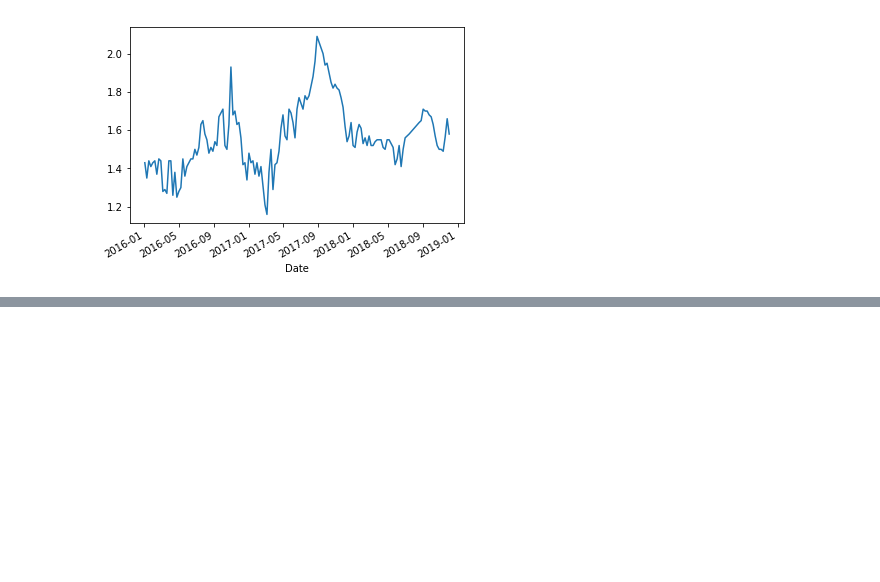
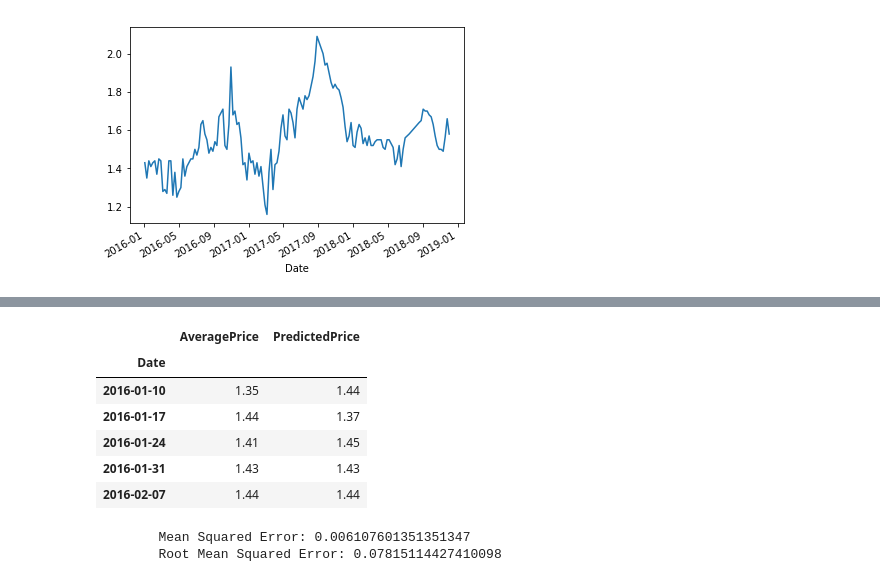
Before and after one commit to thesickcynic/Task, a Jupyter notebook: Task.ipynb, the cells around one changed output, grey strips where cells are left out. Drawn from its saved outputs; the diff is of its cells as text; code cells hidden in the pictures; blank space fills up the shorter version.

```diff
--- a/Task.ipynb
+++ b/Task.ipynb
@@ -113,0 +188,24 @@ organic_df['AveragePrice'].plot()
+# %%
+model = ARIMA(organic_df['AveragePrice'], order = (1, 0, 0))
+results_ARIMA = model.fit()
+predictions = round(results_ARIMA.predict(), 2)
+preds = pd.DataFrame(list(zip(list(predictions.index),list(predictions))),columns=['Date',
+                                                                                   'PredictedPrice']).set_index('Date')
+predicted_df = pd.merge(organic_df[1:], preds, left_index=True, right_index=True)
+predicted_df.head()
+# %% [output]
+|  | AveragePrice | PredictedPrice |
+| Date |  |  |
+| 2016-01-10 | 1.35 | 1.44 |
+| 2016-01-17 | 1.44 | 1.37 |
+| 2016-01-24 | 1.41 | 1.45 |
+| 2016-01-31 | 1.43 | 1.43 |
+| 2016-02-07 | 1.44 | 1.44 |
+# %%
+
+print("\tMean Squared Error:", mean_squared_error(predicted_df['AveragePrice'], predicted_df['PredictedPrice']))
+print("\tRoot Mean Squared Error:", np.sqrt(mean_squared_error(predicted_df['AveragePrice'],
+                                                               predicted_df['PredictedPrice'])))
+# %% [output]
+        Mean Squared Error: 0.006107601351351347
+        Root Mean Squared Error: 0.07815114427410098
```
Also changed, not shown: parts of 5 cells of this notebook.
